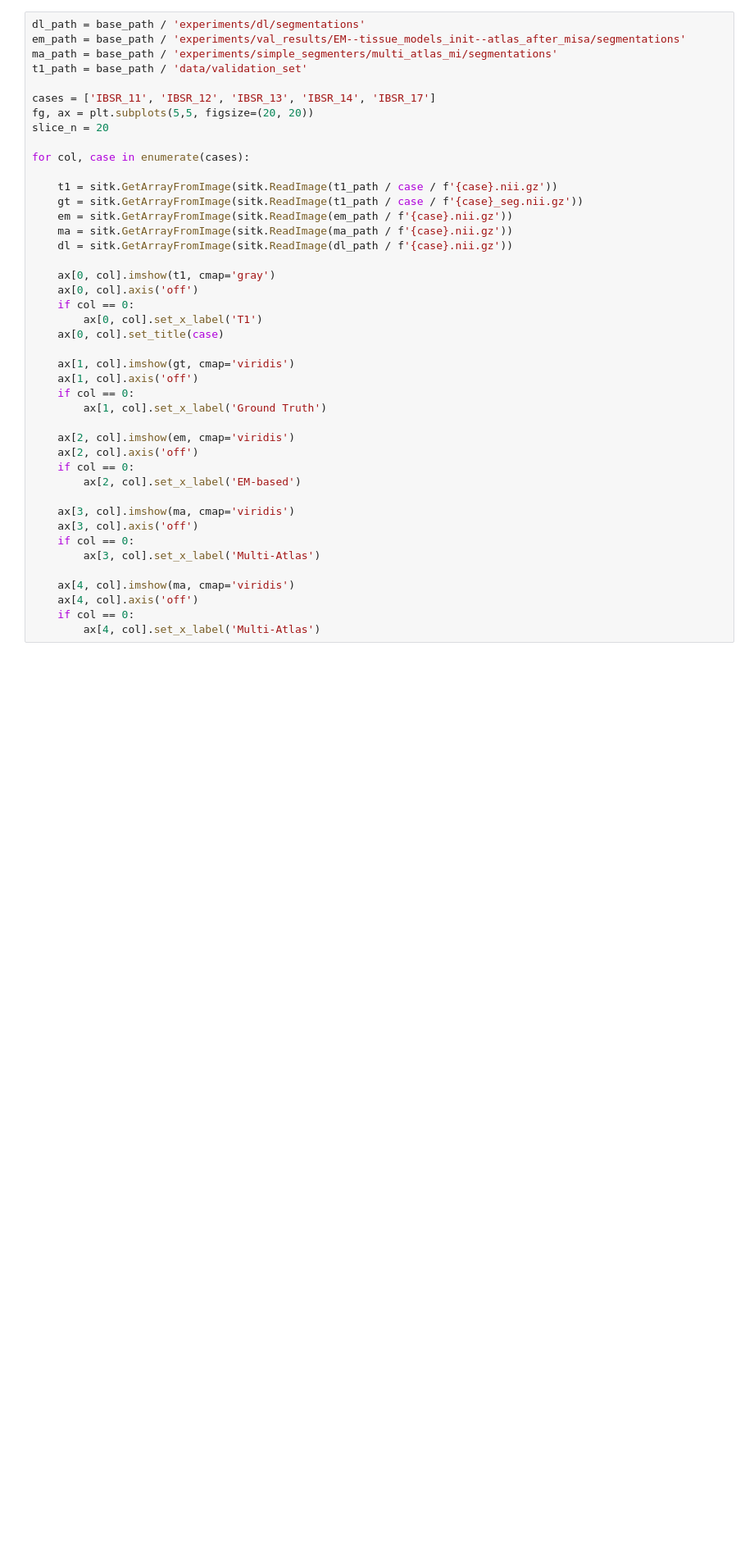
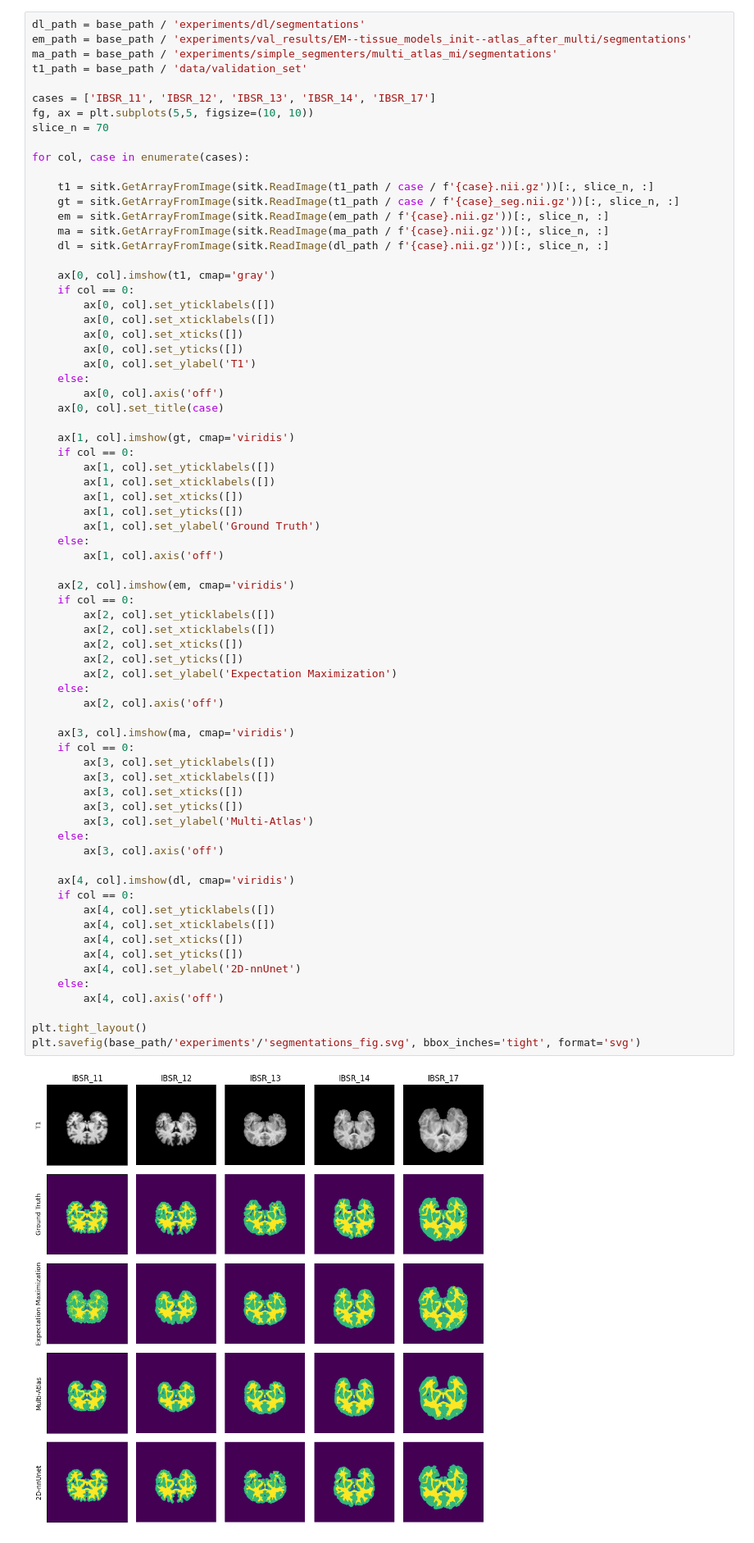
Before and after one commit to joaco18/misa_final_project, a Jupyter notebook: notebooks/segmentations_plot.ipynb, the cells around one changed output. Shown: that part at 82% size. Cells and saved outputs as stored; diff of their text form; blank space fills up the shorter version.

Commit message:
add segmentation plots

```diff
--- a/notebooks/segmentations_plot.ipynb
+++ b/notebooks/segmentations_plot.ipynb
@@ -23,44 +23,74 @@ our_atlas_path = data_path / 'ibsr_atlas'
 mni_atlas_path = data_path / 'mni_atlas'
 # %%
 dl_path = base_path / 'experiments/dl/segmentations'
-em_path = base_path / 'experiments/val_results/EM--tissue_models_init--atlas_after_misa/segmentations'
+em_path = base_path / 'experiments/val_results/EM--tissue_models_init--atlas_after_multi/segmentations'
 ma_path = base_path / 'experiments/simple_segmenters/multi_atlas_mi/segmentations'
 t1_path = base_path / 'data/validation_set'
 
 cases = ['IBSR_11', 'IBSR_12', 'IBSR_13', 'IBSR_14', 'IBSR_17']
-fg, ax = plt.subplots(5,5, figsize=(20, 20))
-slice_n = 20
+fg, ax = plt.subplots(5,5, figsize=(10, 10))
+slice_n = 70
 
 for col, case in enumerate(cases):
 
-    t1 = sitk.GetArrayFromImage(sitk.ReadImage(t1_path / case / f'{case}.nii.gz'))
-    gt = sitk.GetArrayFromImage(sitk.ReadImage(t1_path / case / f'{case}_seg.nii.gz'))
-    em = sitk.GetArrayFromImage(sitk.ReadImage(em_path / f'{case}.nii.gz'))
-    ma = sitk.GetArrayFromImage(sitk.ReadImage(ma_path / f'{case}.nii.gz'))
-    dl = sitk.GetArrayFromImage(sitk.ReadImage(dl_path / f'{case}.nii.gz'))
+    t1 = sitk.GetArrayFromImage(sitk.ReadImage(t1_path / case / f'{case}.nii.gz'))[:, slice_n, :]
+    gt = sitk.GetArrayFromImage(sitk.ReadImage(t1_path / case / f'{case}_seg.nii.gz'))[:, slice_n, :]
+    em = sitk.GetArrayFromImage(sitk.ReadImage(em_path / f'{case}.nii.gz'))[:, slice_n, :]
+    ma = sitk.GetArrayFromImage(sitk.ReadImage(ma_path / f'{case}.nii.gz'))[:, slice_n, :]
+    dl = sitk.GetArrayFromImage(sitk.ReadImage(dl_path / f'{case}.nii.gz'))[:, slice_n, :]
 
     ax[0, col].imshow(t1, cmap='gray')
-    ax[0, col].axis('off')
     if col == 0:
-        ax[0, col].set_x_label('T1')
+        ax[0, col].set_yticklabels([])
+        ax[0, col].set_xticklabels([])
+        ax[0, col].set_xticks([])
+        ax[0, col].set_yticks([])
+        ax[0, col].set_ylabel('T1')
+    else:
+        ax[0, col].axis('off')
     ax[0, col].set_title(case)
 
     ax[1, col].imshow(gt, cmap='viridis')
-    ax[1, col].axis('off')
     if col == 0:
-        ax[1, col].set_x_label('Ground Truth')
+        ax[1, col].set_yticklabels([])
+        ax[1, col].set_xticklabels([])
+        ax[1, col].set_xticks([])
+        ax[1, col].set_yticks([])
+        ax[1, col].set_ylabel('Ground Truth')
+    else:
+        ax[1, col].axis('off')
 
     ax[2, col].imshow(em, cmap='viridis')
-    ax[2, col].axis('off')
     if col == 0:
-        ax[2, col].set_x_label('EM-based')
+        ax[2, col].set_yticklabels([])
+        ax[2, col].set_xticklabels([])
+        ax[2, col].set_xticks([])
+        ax[2, col].set_yticks([])
+        ax[2, col].set_ylabel('Expectation Maximization')
+    else:
+        ax[2, col].axis('off')
 
     ax[3, col].imshow(ma, cmap='viridis')
-    ax[3, col].axis('off')
     if col == 0:
-        ax[3, col].set_x_label('Multi-Atlas')
+        ax[3, col].set_yticklabels([])
+        ax[3, col].set_xticklabels([])
+        ax[3, col].set_xticks([])
+        ax[3, col].set_yticks([])
+        ax[3, col].set_ylabel('Multi-Atlas')
+    else:
+        ax[3, col].axis('off')
 
-    ax[4, col].imshow(ma, cmap='viridis')
-    ax[4, col].axis('off')
+    ax[4, col].imshow(dl, cmap='viridis')
     if col == 0:
-        ax[4, col].set_x_label('Multi-Atlas')
+        ax[4, col].set_yticklabels([])
+        ax[4, col].set_xticklabels([])
+        ax[4, col].set_xticks([])
+        ax[4, col].set_yticks([])
+        ax[4, col].set_ylabel('2D-nnUnet')
+    else:
+        ax[4, col].axis('off')
+
+plt.tight_layout()
+plt.savefig(base_path/'experiments'/'segmentations_fig.svg', bbox_inches='tight', format='svg')
+# %% [output]
+[figure, added]
```
